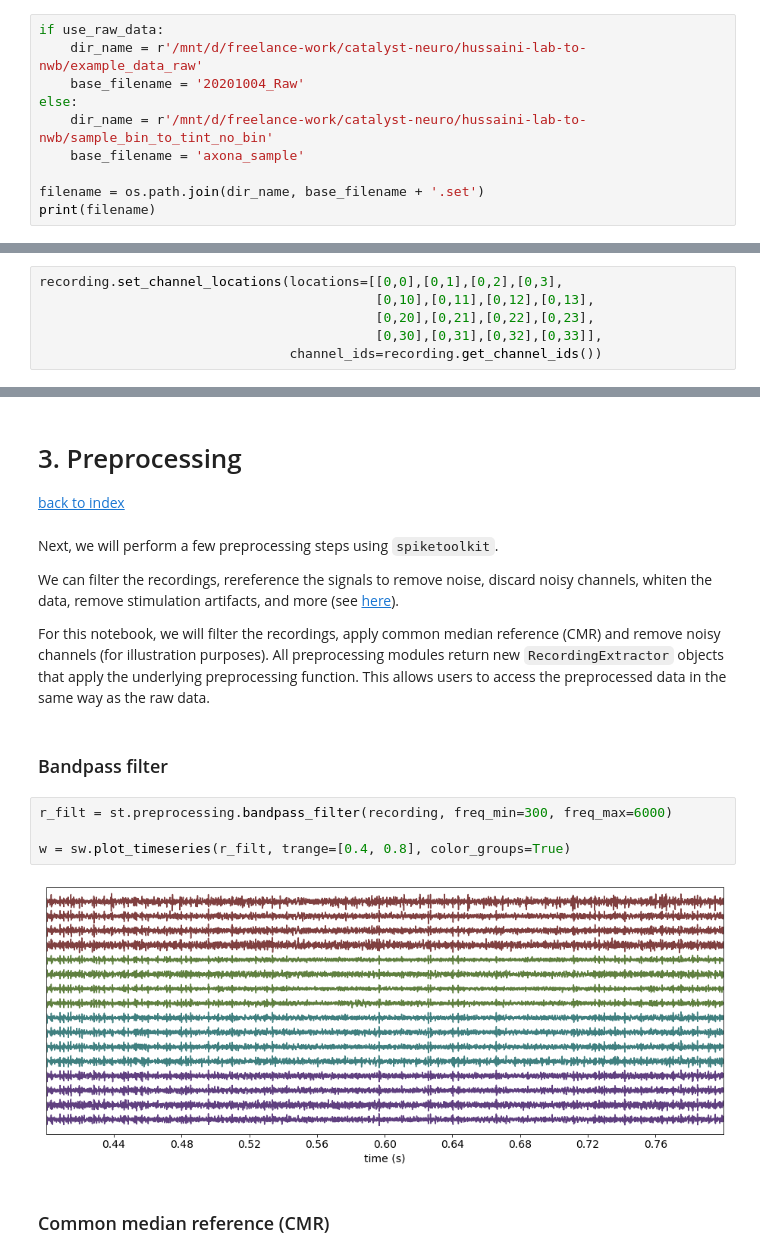
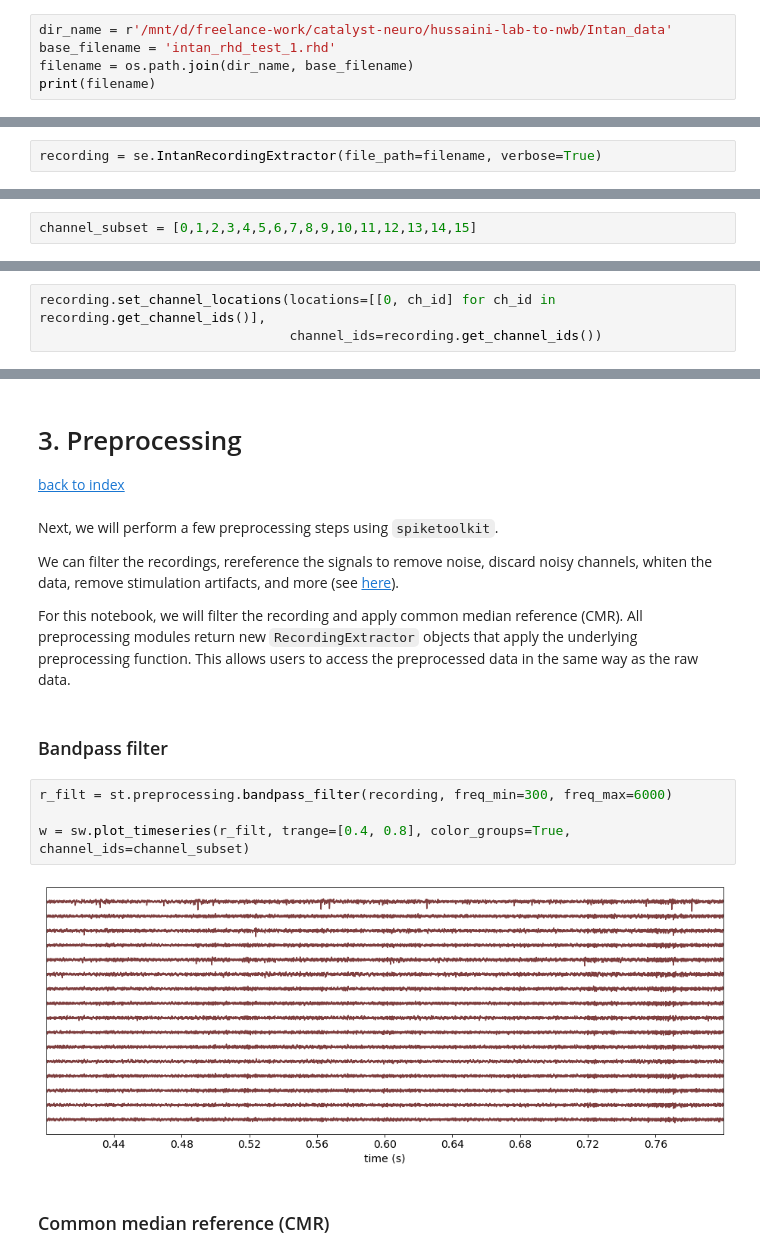
Before and after one commit to sbuergers/hussaini-lab-to-nwb-notebooks, a Jupyter notebook: tidy_venv/intan_spike_sorting_pipeline.ipynb, the cells around one changed output, grey strips where cells are left out. Drawn from its saved outputs; the diff is of its cells as text.

```diff
--- a/tidy_venv/intan_spike_sorting_pipeline.ipynb
+++ b/tidy_venv/intan_spike_sorting_pipeline.ipynb
@@ -72,11 +68,6 @@ use_raw_data = True  # False for reading `.X` data, True for reading `.bin` data
 # %%
-if use_raw_data:
-    dir_name = r'/mnt/d/freelance-work/catalyst-neuro/hussaini-lab-to-nwb/example_data_raw'
-    base_filename = '20201004_Raw'
-else:
-    dir_name = r'/mnt/d/freelance-work/catalyst-neuro/hussaini-lab-to-nwb/sample_bin_to_tint_no_bin'
-    base_filename = 'axona_sample'
-
-filename = os.path.join(dir_name, base_filename + '.set')
+dir_name = r'/mnt/d/freelance-work/catalyst-neuro/hussaini-lab-to-nwb/Intan_data'
+base_filename = 'intan_rhd_test_1.rhd'
+filename = os.path.join(dir_name, base_filename)
 print(filename)
 # %% [output]
@@ -91,2 +75,4 @@ else:
 # %% [markdown]
 A `RecordingExtractor` object extracts information about channel ids, channel locations (if present), the sampling frequency of the recording, and the extracellular traces (when prompted). Below we illustrate a few useful methods that describe this particular recording.
+# %%
+recording = se.IntanRecordingExtractor(file_path=filename, verbose=True)
@@ -112,3 +106,5 @@ Stdev. on third channel = 28.09267807006836
 # %% [markdown]
 The `spikewidgets` module includes several convenient plotting functions that can be used to explore the data, for instance by visualizing snippets of data in the time domain:
+# %%
+channel_subset = [0,1,2,3,4,5,6,7,8,9,10,11,12,13,14,15]
 # %%
@@ -137,10 +145,7 @@ Channel groups:
 # %% [markdown]
 Some spike sorters (e.g. ironclust) require channel locations. So we will create a fake geometry keeping electrodes on single tetrodes close together. One could use a `.prb` file to accomplish this, but we will simply assign locations with the `set_channel_locations()` method. If the actual geometry is known, you can of course use that instead.
 # %%
-recording.set_channel_locations(locations=[[0,0],[0,1],[0,2],[0,3],
-                                           [0,10],[0,11],[0,12],[0,13],
-                                           [0,20],[0,21],[0,22],[0,23],
-                                           [0,30],[0,31],[0,32],[0,33]],
+recording.set_channel_locations(locations=[[0, ch_id] for ch_id in recording.get_channel_ids()],
                                 channel_ids=recording.get_channel_ids())
 # %% [markdown]
 We now have the additional channel property `location`.
@@ -202,15 +204,15 @@ Next, we will perform a few preprocessing steps using `spiketoolkit`.
 
 We can filter the recordings, rereference the signals to remove noise, discard noisy channels, whiten the data, remove stimulation artifacts, and more (see [here](https://spiketoolkit.readthedocs.io/en/latest/preprocessing_example.html)).
 
-For this notebook, we will filter the recordings, apply common median reference (CMR) and remove noisy channels (for illustration purposes). All preprocessing modules return new `RecordingExtractor` objects that apply the underlying preprocessing function. This allows users to access the preprocessed data in the same way as the raw data.
+For this notebook, we will filter the recording and apply common median reference (CMR). All preprocessing modules return new `RecordingExtractor` objects that apply the underlying preprocessing function. This allows users to access the preprocessed data in the same way as the raw data.
 # %% [markdown]
 ### Bandpass filter
 # %%
 r_filt = st.preprocessing.bandpass_filter(recording, freq_min=300, freq_max=6000)
 
-w = sw.plot_timeseries(r_filt, trange=[0.4, 0.8], color_groups=True)
+w = sw.plot_timeseries(r_filt, trange=[0.4, 0.8], color_groups=True, channel_ids=channel_subset)
 # %% [output]
-[figure, old version]
+[figure, new version]
 # %% [markdown]
 ### Common median reference (CMR)
 # %% [markdown]
```
Also changed, not shown: parts of 18 cells of this notebook.
